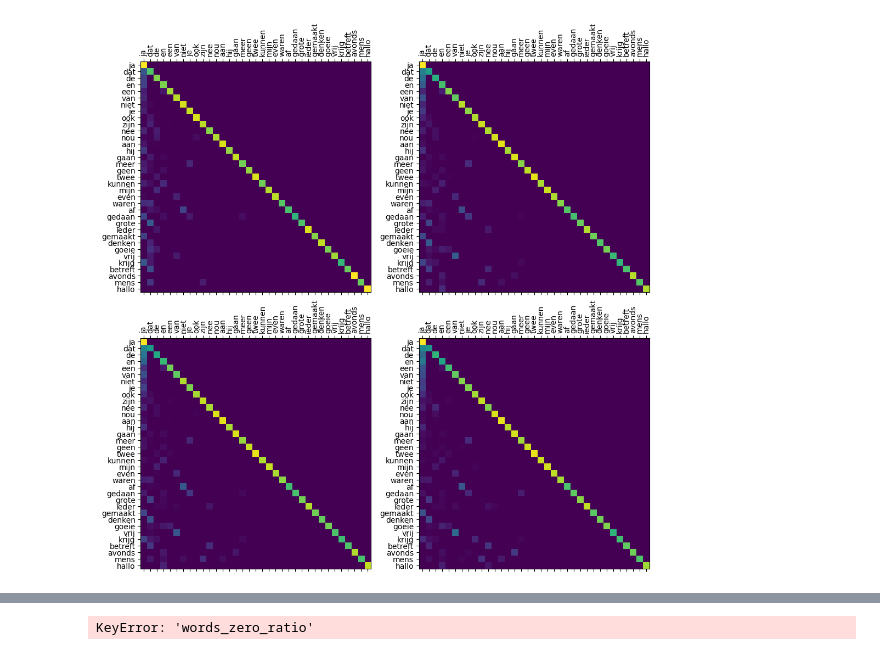
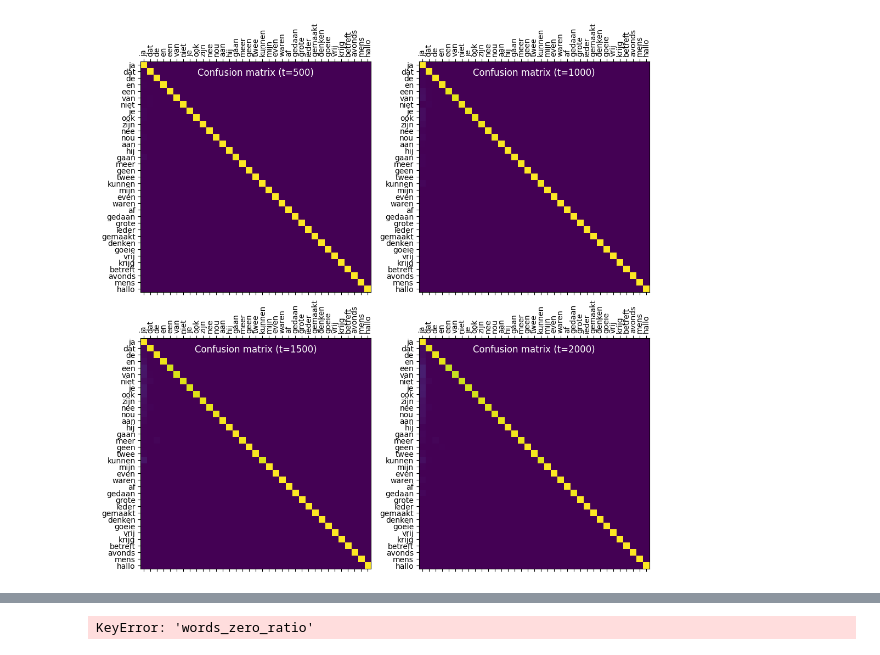
Before and after one commit to AntheSevenants/fwo-frequency-reduction, a Jupyter notebook: interactive.ipynb, the cells around one changed output, grey strips where cells are left out. Cells and saved outputs as stored; diff of their text form; code cells hidden in the pictures.

```diff
--- a/interactive.ipynb
+++ b/interactive.ipynb
@@ -50,6 +64,8 @@ visualisation.meta.combine_plots(model,
-# %%
-visualisation_meta.make_layout_plot(model,
-                                    visualisation_meta.make_confusion_plot,
-                                    n=35, steps=[1000, 2500, 3000, 5000])
-# %% [output]
-[figure, removed]
+# %%
+visualisation.meta.make_layout_plot(model,
+                                    visualisation.meta.make_confusion_plot,
+                                    n=35, steps=[math.floor(model.current_step / 4) * 1,
+                                                 math.floor(model.current_step / 4) * 2,
+                                                 math.floor(model.current_step / 4) * 3, model.current_step])
+# %% [output]
+[figure, added]
```
Also changed, not shown: parts of 7 cells of this notebook.
